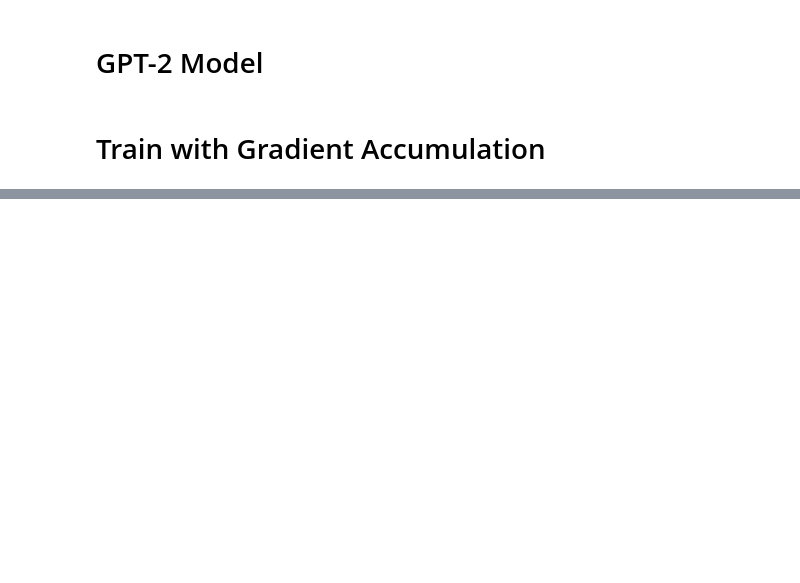
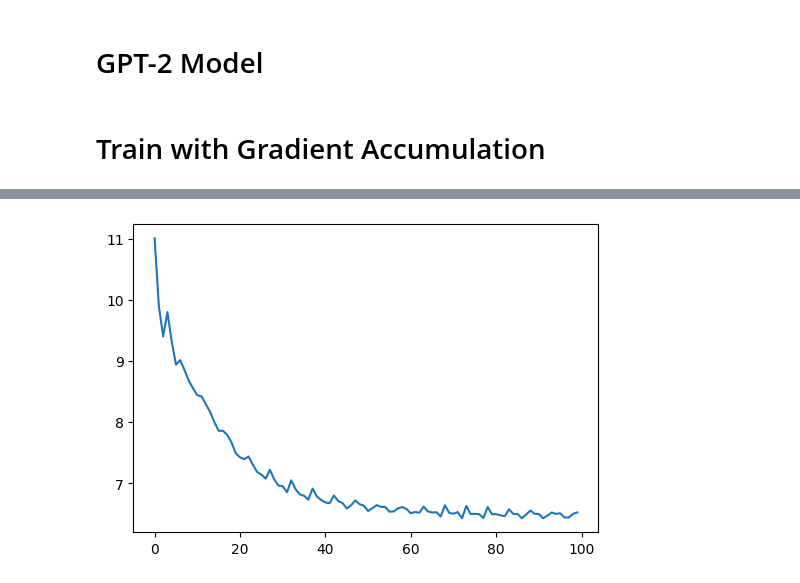
Before and after one commit to samitha278/gpt2-lite, a Jupyter notebook: optimize4_gpt2.ipynb, the cells around one changed output, grey strips where cells are left out. Cells and saved outputs as stored; diff of their text form; code cells hidden in the pictures; blank space fills up the shorter version.

Commit message:
Trained with gradient accumulation ~32K total batch size

```diff
--- a/optimize4_gpt2.ipynb
+++ b/optimize4_gpt2.ipynb
@@ -314,9 +319,9 @@ model = torch.compile(model)    # compile model into optimize form
 
 
 # Gradient Accumulation
-total_batch_size = 524288   # ~0.5M
-B = 8        # mini batch size
-T = 1024     # contex length
+total_batch_size = 2**16   # ~32K
+B = 2**2       # mini batch size
+T = 2**10     # contex length = 1024
 
 ga_steps = total_batch_size // (B*T)  # gradient accumulation steps
 
@@ -329,16 +334,16 @@ data = DataLoader(B,T)
 max_lr = 6e-4
 min_lr = max_lr * 0.1
 
-max_iter = 500
+max_iter = 100
 warmup_steps = max_iter * 0.05
 
 def next_lr(i):
     # warmup stage : linear
     if i < warmup_steps :
-    return (max_lr/warmup_steps) * (i+1)
+        return (max_lr/warmup_steps) * (i+1)
 
     if i > max_iter:
-    return min_lr
+        return min_lr
 
     # cosine dacay
     decay_ratio = (i-warmup_steps) / (max_iter-warmup_steps)
@@ -400,7 +405,7 @@ for i in range(max_iter):
 
     # update optimizer this new lr
     for param_group in optimizer.param_groups:
-    param_group['lr'] = lr
+        param_group['lr'] = lr
 
 
     scaler.step(optimizer)            # unscales gradients then call optimizer step
@@ -412,8 +417,8 @@ for i in range(max_iter):
     t1 = time.time()   # time end
     t = (t1 - t0)*1000 # ms
 
-    losses[i] = loss.item()
+    losses[i] = loss_.item()
     norms[i] = norm.item()
     lrs[i] = lr
 
-    if i%100==0 : print(f'{i}/{max_iter}  {loss.item():.4f}  {t:.4f} ms  norm:{norm.item():.4f}  lr:{lr:.4e}')
+    if i%10==0 : print(f'{i}/{max_iter}  {loss_.item():.4f}  {t:.4f} ms  norm:{norm.item():.4f}  lr:{lr:.4e}')
@@ -419,0 +437,6 @@ for i in range(max_iter):
+# %%
+plt.figure(figsize=(6,4))
+plt.plot(losses)
+plt.show()
+# %% [output]
+[figure, added]
```
Also changed, not shown: parts of 2 cells of this notebook.
